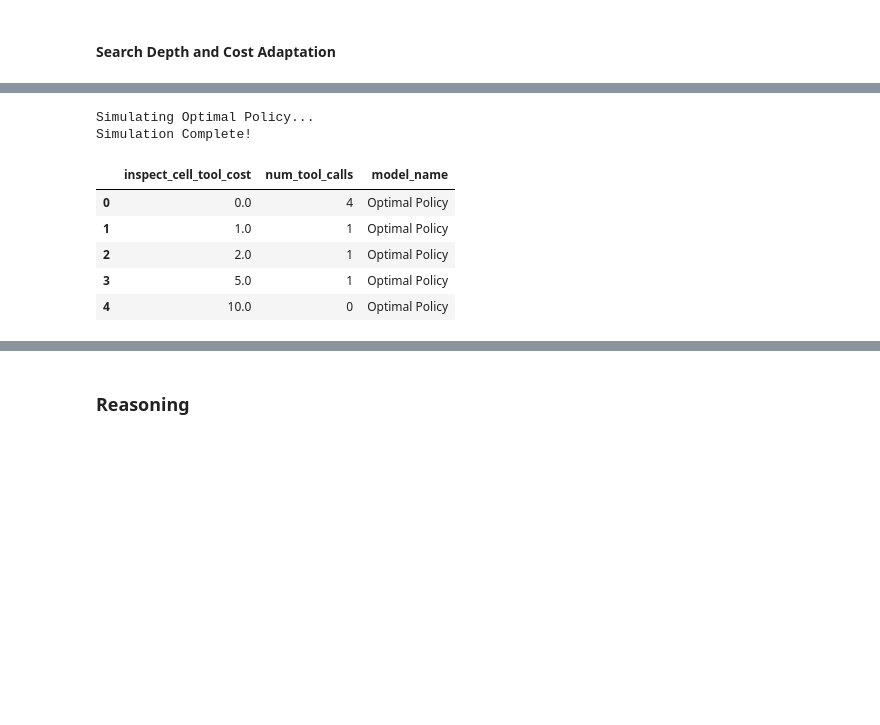
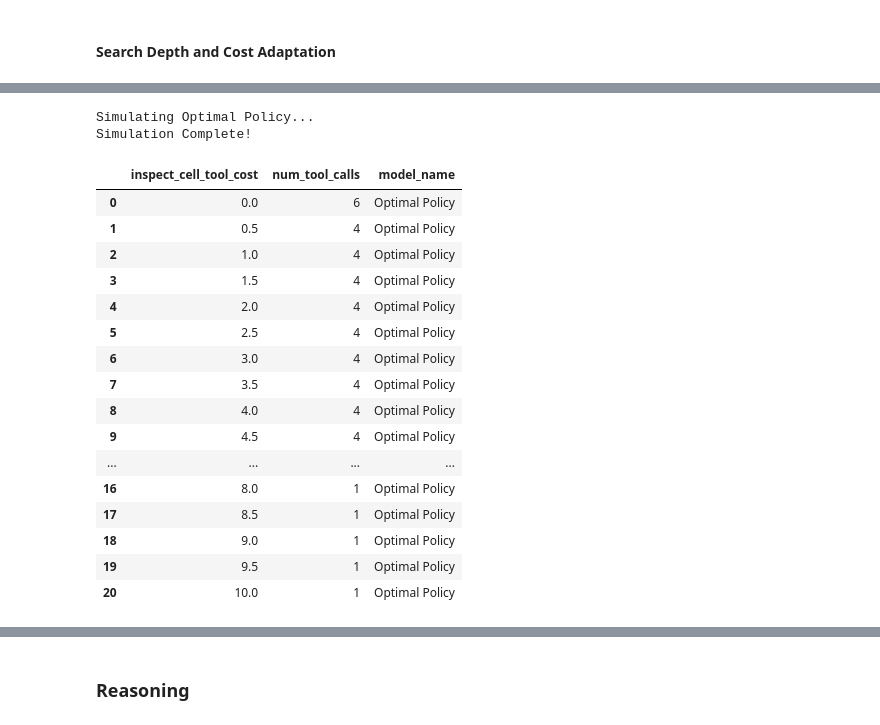
Before and after one commit to davoodwadi/toollab, a Jupyter notebook: src/tool_lab/analysis/analyze_leftdigit-final.ipynb, the cells around one changed output, grey strips where cells are left out. Cells and saved outputs as stored; diff of their text form; code cells hidden in the pictures; blank space fills up the shorter version.

```diff
--- a/src/tool_lab/analysis/analyze_leftdigit-final.ipynb
+++ b/src/tool_lab/analysis/analyze_leftdigit-final.ipynb
@@ -478,7 +481,8 @@ planner = ToolPlanner(
     attributes=session_attributes,
     num_bags=5,
 
-    max_depth=3,
+    max_depth=None,
+    chance_enumeration_limit=5,
     tie_break_reveal_penalty=1e-6
 )
 actions
@@ -551,5 +559,6 @@ pd.DataFrame(step_records)
 # %%
-costs_to_test = [0.0, 1, 2, 5, 10.0]
+# costs_to_test = [0.0, 1, 2, 5, 10.0]
+costs_to_test = np.linspace(0,10,21)
 n_simulations = 1 # How many random shops to simulate per cost
 products = ["coffee_a", "coffee_b"] # Update if you have more products
 optimal_records = []
@@ -568,52 +577,74 @@ for cost in costs_to_test:
         attributes=attributes,
         num_bags=5,
 
-        max_depth=3,
-        chance_enumeration_limit=10,
+        max_depth=None,
+        chance_enumeration_limit=5,
         tie_break_reveal_penalty=1e-6
     )
 
     # 2. Run simulations
     for sim_id in range(n_simulations):
         # Generate a random true state of the world
-        realization = {}
-        for p in products:
-            for a in attributes:
-                realization[(p, a.name)] = float(np.random.choice(a.domain))
+        # realization = {}
+        # for p in products:
+        #     for a in attributes:
+        #         realization[(p, a.name)] = float(np.random.choice(a.domain))
+
+        realization_leftdigit = {
+            ("coffee_a", "dollars"): 4,
+            ("coffee_a", "weight"): 10,
+            ("coffee_a", "cents"): 99,
+
+            ("coffee_b", "dollars"): 5,
+            ("coffee_b", "weight"): 11,
+            ("coffee_b", "cents"): 0,
+        }
+
 
         state = planner.initial_state()
         num_reveals = 0
 
         # Step through the MDP
         while True:
             plan = planner.plan(state)
             action = plan["best_action"]
 
             if action[0] == "choose":
                 break # Agent stopped searching
 
             # Agent decided to reveal, update state
-            state, _ = planner.apply_real_observation(state, realization, plan["stats"][0]["raw_action"] if "raw_action" in plan["stats"][0] else action)
+            state, _ = planner.apply_real_observation(state, realization_leftdigit, plan["stats"][0]["raw_action"] if "raw_action" in plan["stats"][0] else action)
             num_reveals += 1
 
         optimal_records.append({
             'inspect_cell_tool_cost': cost,
             'num_tool_calls': num_reveals,
             'model_name': 'Optimal Policy' # This acts as our baseline "model"
         })
 
 print("Simulation Complete!")
 df_optimal = pd.DataFrame(optimal_records)
 df_optimal
 # %% [output]
 Simulating Optimal Policy...
 Simulation Complete!
 |  | inspect_cell_tool_cost | num_tool_calls | model_name |
-| 0 | 0.0 | 4 | Optimal Policy |
-| 1 | 1.0 | 1 | Optimal Policy |
-| 2 | 2.0 | 1 | Optimal Policy |
-| 3 | 5.0 | 1 | Optimal Policy |
-| 4 | 10.0 | 0 | Optimal Policy |
+| 0 | 0.0 | 6 | Optimal Policy |
+| 1 | 0.5 | 4 | Optimal Policy |
+| 2 | 1.0 | 4 | Optimal Policy |
+| 3 | 1.5 | 4 | Optimal Policy |
+| 4 | 2.0 | 4 | Optimal Policy |
+| 5 | 2.5 | 4 | Optimal Policy |
+| 6 | 3.0 | 4 | Optimal Policy |
+| 7 | 3.5 | 4 | Optimal Policy |
+| 8 | 4.0 | 4 | Optimal Policy |
+| 9 | 4.5 | 4 | Optimal Policy |
+| ... | ... | ... | ... |
+| 16 | 8.0 | 1 | Optimal Policy |
+| 17 | 8.5 | 1 | Optimal Policy |
+| 18 | 9.0 | 1 | Optimal Policy |
+| 19 | 9.5 | 1 | Optimal Policy |
+| 20 | 10.0 | 1 | Optimal Policy |
 # %%
 df_combined = pd.concat([df_session, df_optimal], ignore_index=True).copy()
 df_combined['model_name'] = df_combined['model_name'].str.replace('-',' ').str.title()
```
Also changed, not shown: parts of 6 cells of this notebook, 2 other files.
